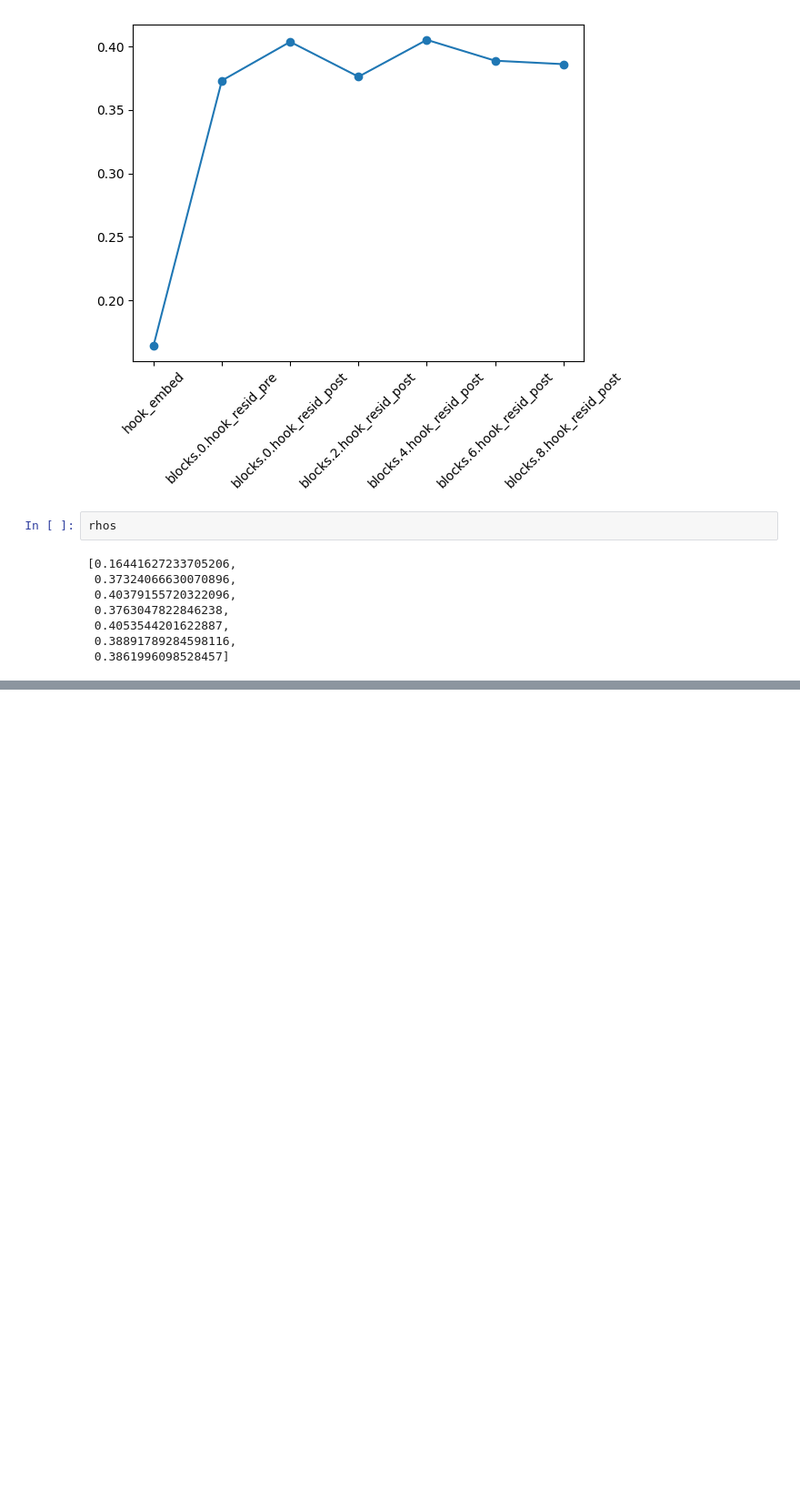
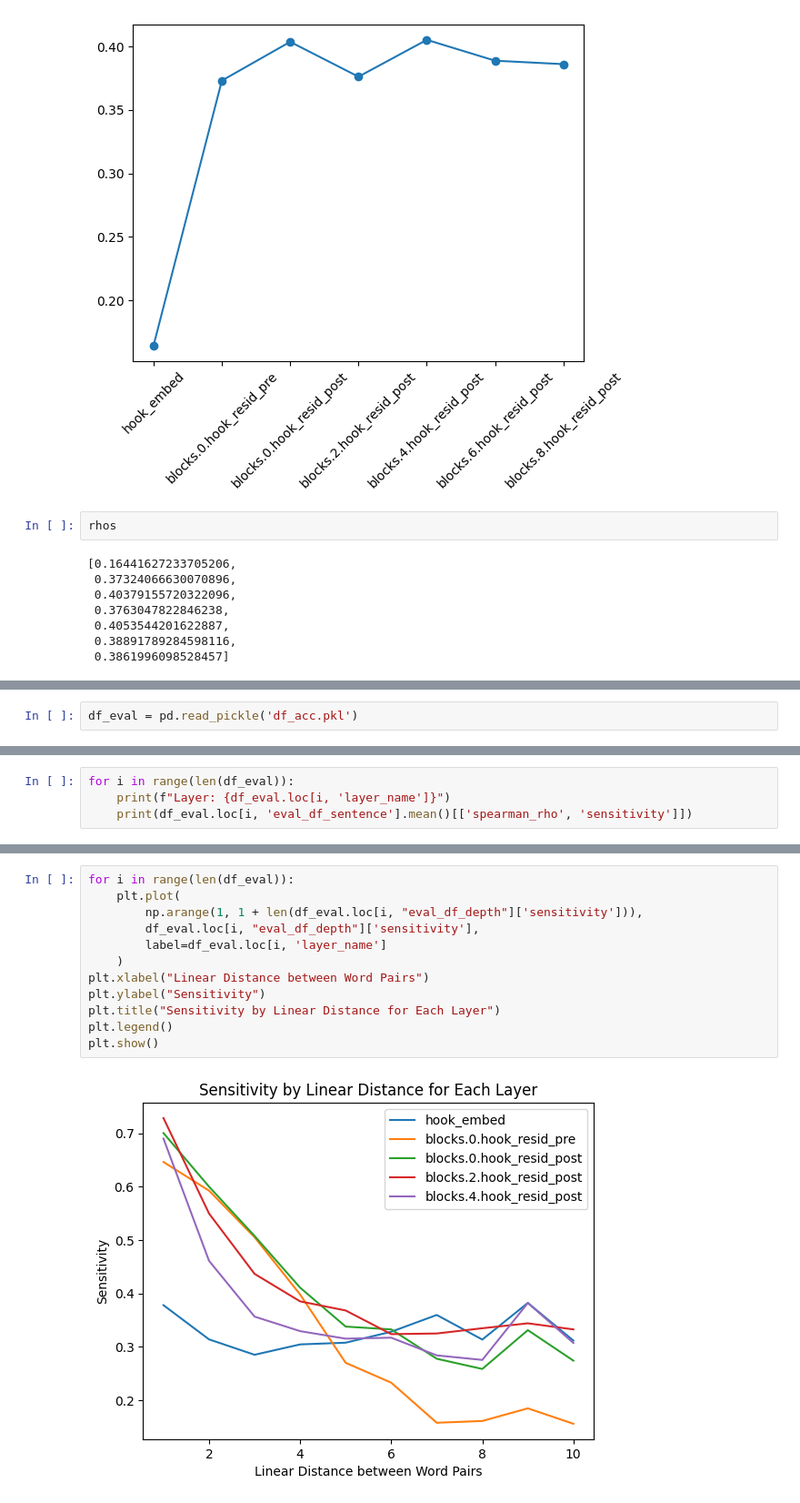
Before and after one commit to onjurgensen/probing_syntax_in_LLMs, a Jupyter notebook: model_comparison.ipynb, the cells around one changed output, grey strips where cells are left out. Shown at 91% size. Saved outputs shown, nothing was run; the diff lists cells and outputs as text; blank space fills up the shorter version.

```diff
--- a/model_comparison.ipynb
+++ b/model_comparison.ipynb
@@ -587,0 +594,2 @@ rhos
+# %%
+df_eval = pd.read_pickle('df_acc.pkl')
@@ -587,0 +605,4 @@ rhos
+# %%
+for i in range(len(df_eval)):
+    print(f"Layer: {df_eval.loc[i, 'layer_name']}")
+    print(df_eval.loc[i, 'eval_df_sentence'].mean()[['spearman_rho', 'sensitivity']])
@@ -587,0 +630,14 @@ rhos
+# %%
+for i in range(len(df_eval)):
+    plt.plot(
+        np.arange(1, 1 + len(df_eval.loc[i, "eval_df_depth"]['sensitivity'])),
+        df_eval.loc[i, "eval_df_depth"]['sensitivity'],
+        label=df_eval.loc[i, 'layer_name']
+    )
+plt.xlabel("Linear Distance between Word Pairs")
+plt.ylabel("Sensitivity")
+plt.title("Sensitivity by Linear Distance for Each Layer")
+plt.legend()
+plt.show()
+# %% [output]
+[figure, added]
```
Also changed, not shown: parts of 5 cells of this notebook, 10 other files.
